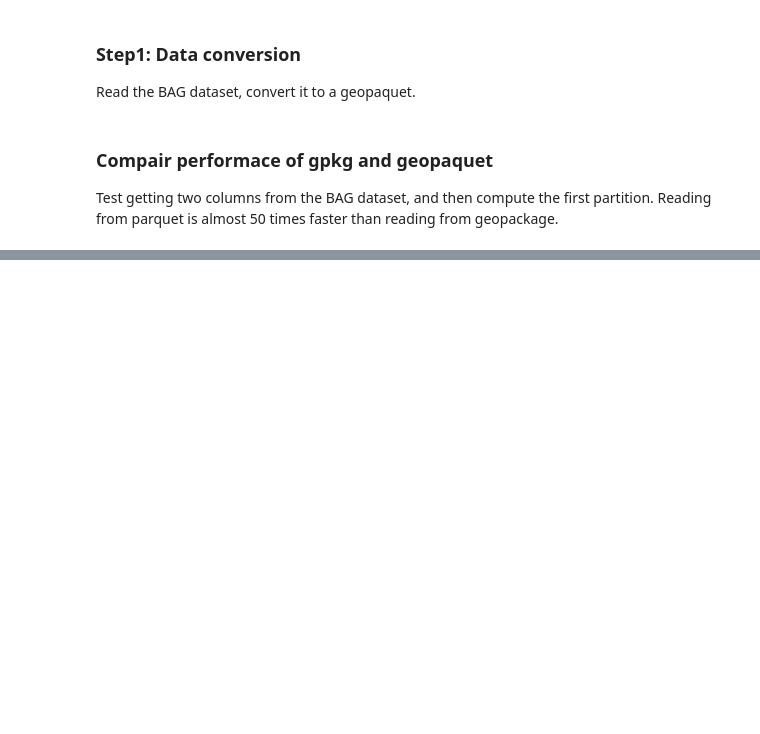
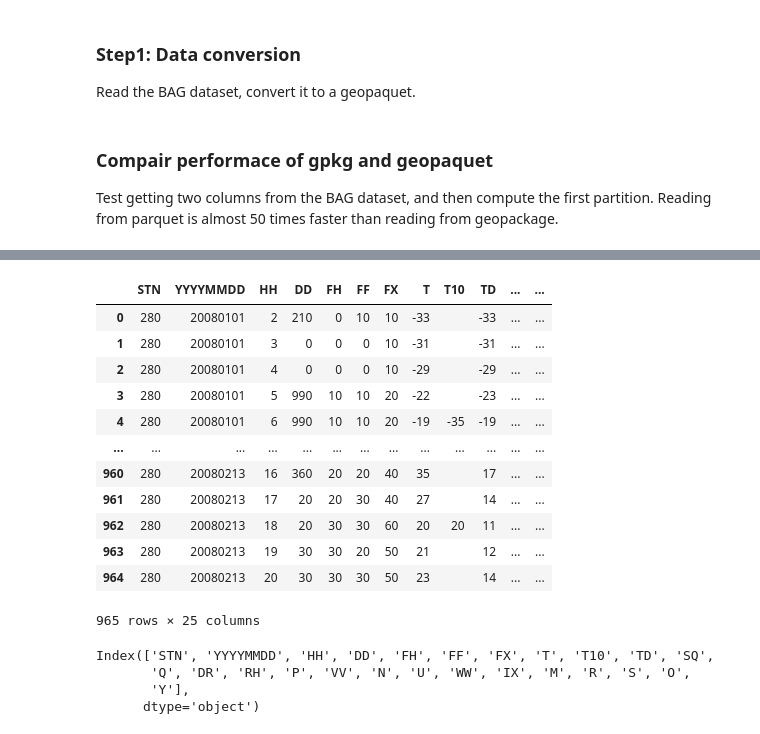
Before and after one commit to MotionbyLearning/example_scripts, a Jupyter notebook: stac_catalog/format_conversion.ipynb, the cells around one changed output, grey strips where cells are left out. Cells and saved outputs as stored; diff of their text form; code cells hidden in the pictures; blank space fills up the shorter version.

Commit message:
add example for converting knmi data

```diff
--- a/stac_catalog/format_conversion.ipynb
+++ b/stac_catalog/format_conversion.ipynb
@@ -38,0 +83,41 @@ data_BAG_parque.get_partition(0).compute()
+# %%
+# Load the knmi file for station 280 as a pandas dataframe
+
+# Get the column names
+header = pd.read_csv('../../data/downloaded/KNMI/knmi_stn280_example_file.txt', skiprows=32, nrows=0, delimiter=',')
+col_names = [col.replace(' ', '') for col in header.columns] # Remove the spaces from the column names
+col_names = [col.replace('#', '') for col in col_names] # Remove the # from the column names
+
+# skip 32 rows since they are comments
+# keep row 31 as header
+# remove row 32 since it only has a hashtag
+df_one_stn = pd.read_csv('../../data/downloaded/KNMI/knmi_stn280_example_file.txt', skiprows=34, header=0)
+
+# Add the column names
+df_one_stn.columns = col_names
+
+df_one_stn
+# %% [output]
+|  | STN | YYYYMMDD | HH | DD | FH | FF | FX | T | T10 | TD | ... | ... |
+| 0 | 280 | 20080101 | 2 | 210 | 0 | 10 | 10 | -33 |  | -33 | ... | ... |
+| 1 | 280 | 20080101 | 3 | 0 | 0 | 0 | 10 | -31 |  | -31 | ... | ... |
+| 2 | 280 | 20080101 | 4 | 0 | 0 | 0 | 10 | -29 |  | -29 | ... | ... |
+| 3 | 280 | 20080101 | 5 | 990 | 10 | 10 | 20 | -22 |  | -23 | ... | ... |
+| 4 | 280 | 20080101 | 6 | 990 | 10 | 10 | 20 | -19 | -35 | -19 | ... | ... |
+| ... | ... | ... | ... | ... | ... | ... | ... | ... | ... | ... | ... | ... |
+| 960 | 280 | 20080213 | 16 | 360 | 20 | 20 | 40 | 35 |  | 17 | ... | ... |
+| 961 | 280 | 20080213 | 17 | 20 | 20 | 30 | 40 | 27 |  | 14 | ... | ... |
+| 962 | 280 | 20080213 | 18 | 20 | 30 | 30 | 60 | 20 | 20 | 11 | ... | ... |
+| 963 | 280 | 20080213 | 19 | 30 | 30 | 20 | 50 | 21 |  | 12 | ... | ... |
+| 964 | 280 | 20080213 | 20 | 30 | 30 | 30 | 50 | 23 |  | 14 | ... | ... |
+965 rows × 25 columns
+# %%
+# Replace blanks with NaN
+for col in ['T10', 'WW']:
+    df_one_stn[col] = df_one_stn[col].replace(r'^\s*$', float('nan'), regex=True).astype(float) # Replace empty strings with nan, then convert to float
+df_one_stn.columns
+# %% [output]
+Index(['STN', 'YYYYMMDD', 'HH', 'DD', 'FH', 'FF', 'FX', 'T', 'T10', 'TD', 'SQ',
+       'Q', 'DR', 'RH', 'P', 'VV', 'N', 'U', 'WW', 'IX', 'M', 'R', 'S', 'O',
+       'Y'],
+      dtype='object')
```
Also changed, not shown: parts of 8 cells of this notebook.
